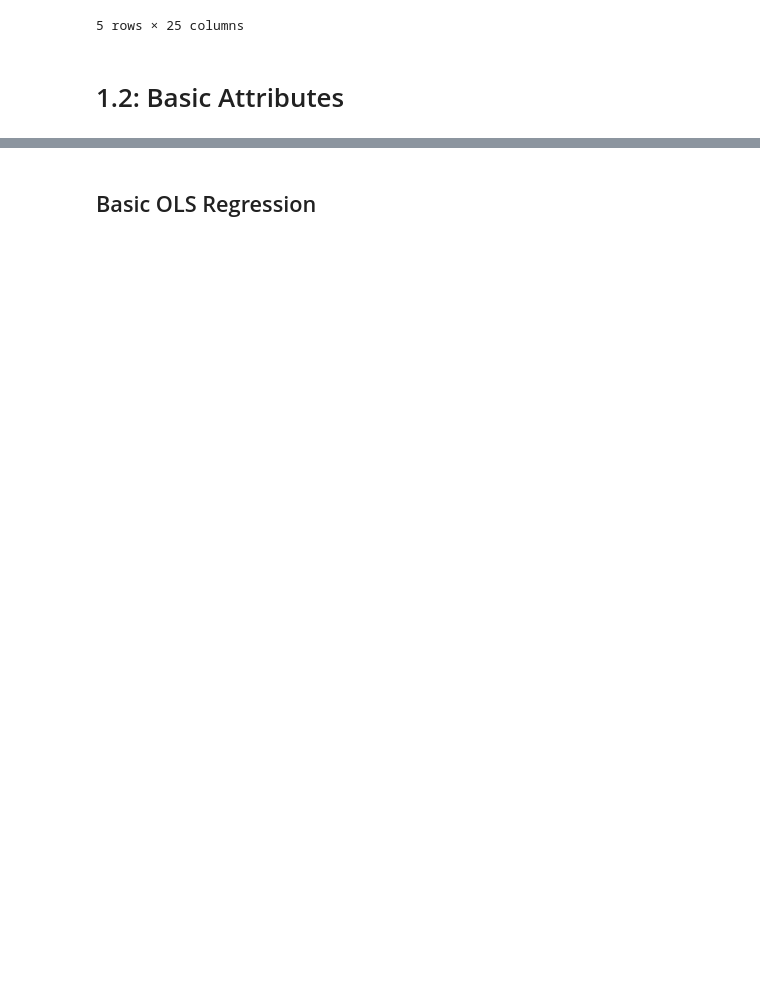
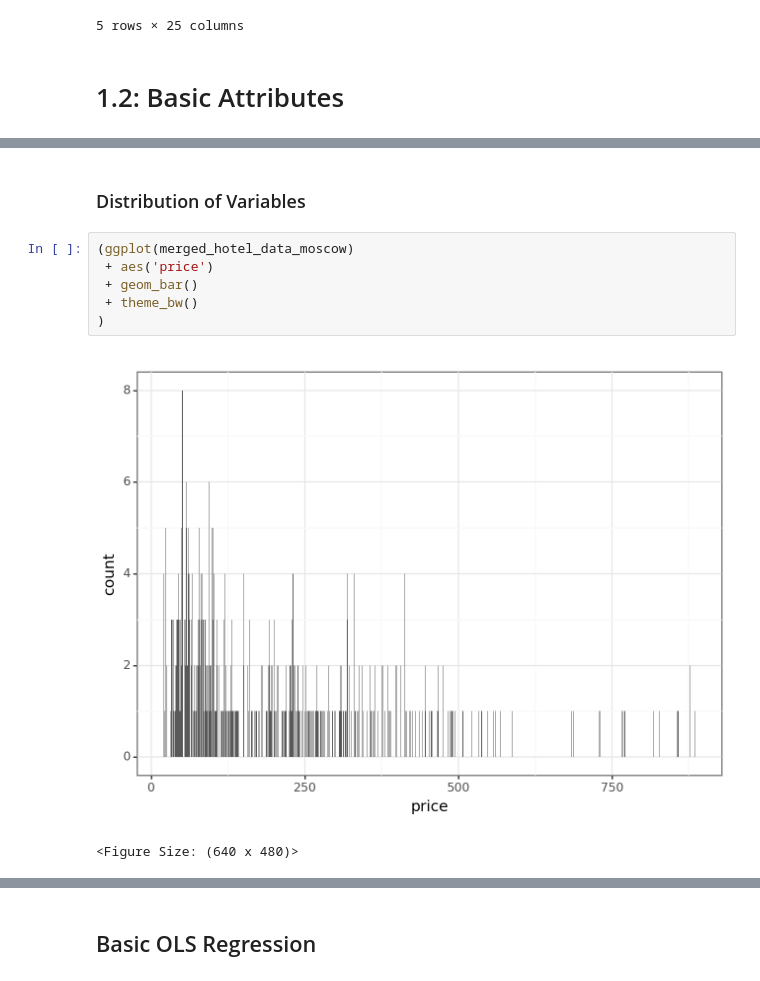
Before and after one commit to 00Dabide/DA2-Assignment-2, a Jupyter notebook: Assignment_Clean.ipynb, the cells around one changed output, grey strips where cells are left out. Cells and saved outputs as stored; diff of their text form; blank space fills up the shorter version.

Commit message:
added variable distribution plots

```diff
--- a/Assignment_Clean.ipynb
+++ b/Assignment_Clean.ipynb
@@ -121,0 +122,11 @@ merged_hotel_data_moscow[["stars","distance","price","highly_rated"]].describe()
+# %% [markdown]
+### Distribution of Variables
+# %%
+(ggplot(merged_hotel_data_moscow)
+ + aes('price')
+ + geom_bar()
+ + theme_bw()
+)
+# %% [output]
+[figure, added]
+<Figure Size: (640 x 480)>
```
Also changed, not shown: parts of 11 cells of this notebook.
